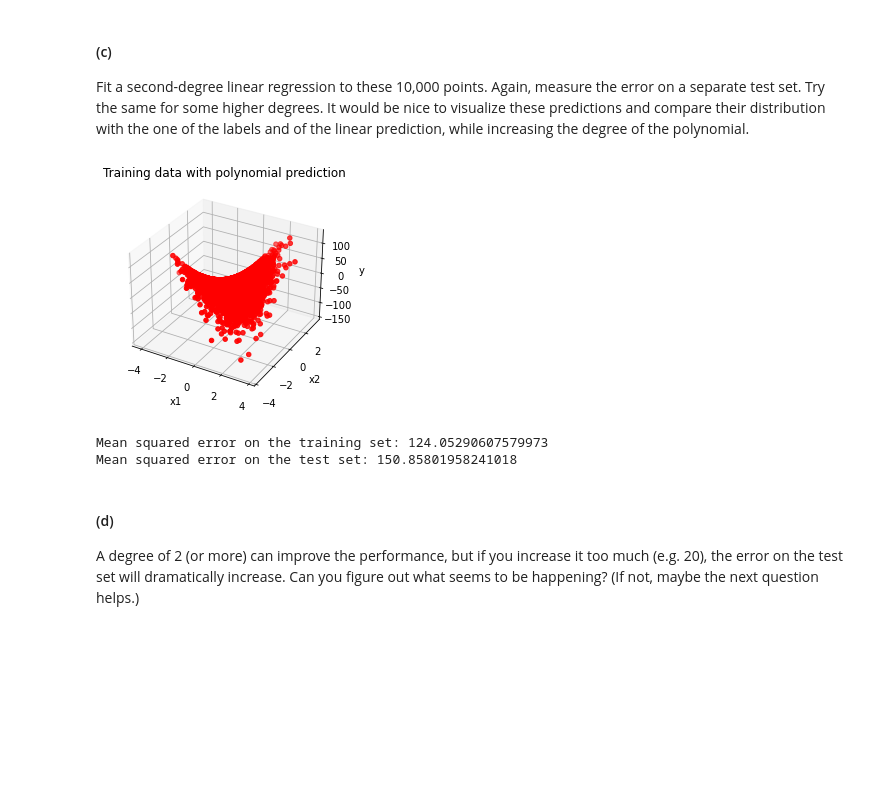
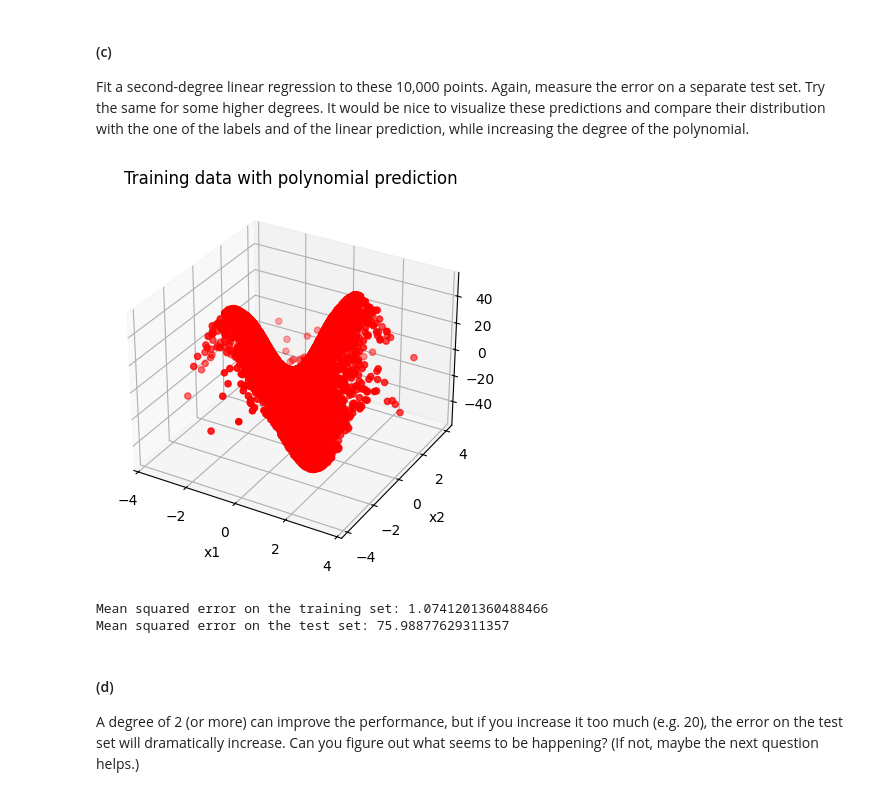
Before and after one commit to RensDur/DSAIT4005-Machine-and-Deep-Learning, a Jupyter notebook: 2025_Assignment_4.ipynb, the cells around one changed output. Cells and saved outputs as stored; diff of their text form; code cells hidden in the pictures; blank space fills up the shorter version.

```diff
--- a/2025_Assignment_4.ipynb
+++ b/2025_Assignment_4.ipynb
@@ -364,7 +382,7 @@ from sklearn.preprocessing import PolynomialFeatures
 
 # POSSIBLE SOLUTION
 
-poly = PolynomialFeatures(degree=2) # Try different values for the degree
+poly = PolynomialFeatures(degree=20) # Try different values for the degree
 X_train_poly = poly.fit_transform(X_train)
 X_test_poly = poly.transform(X_test)
 
@@ -376,36 +394,36 @@ reg.fit(X_train_poly, y_train)
 y_pred = reg.predict(X_train_poly)
 
 # Visualize the data with a 3d plot, with x1 and x2 as input and y as output
 
 fig = plt.figure()
 ax = fig.add_subplot(111, projection='3d')
 ax.scatter(X_train[:, 0], X_train[:, 1], y_pred, c='r', marker='o')
 
 ax.set_xlabel('x1')
 ax.set_ylabel('x2')
 ax.set_zlabel('y')
 plt.title('Training data with polynomial prediction')
 plt.show()
 
 # Calculate the mean squared error
 
 mse = np.mean((y_pred - y_train) ** 2)
 
 print('Mean squared error on the training set:', mse)
 
 # Evaluate the model on the test set
 
 y_pred = reg.predict(X_test_poly)
 
 # Calculate the mean squared error
 
 mse = np.mean((y_pred - y_test) ** 2)
 
 print('Mean squared error on the test set:', mse)
 # %% [output]
-[figure, old version]
+[figure, new version]
-Mean squared error on the training set: 124.05290607579973
-Mean squared error on the test set: 150.85801958241018
+Mean squared error on the training set: 1.0741201360488466
+Mean squared error on the test set: 75.98877629311357
 # %% [markdown]
 #### (d)
 A degree of 2 (or more) can improve the performance, but if you increase it too much (e.g. 20), the error on the test set will dramatically increase. Can you figure out what seems to be happening? (If not, maybe the next question helps.)
```
Also changed, not shown: parts of 9 cells of this notebook, 1 other file.
